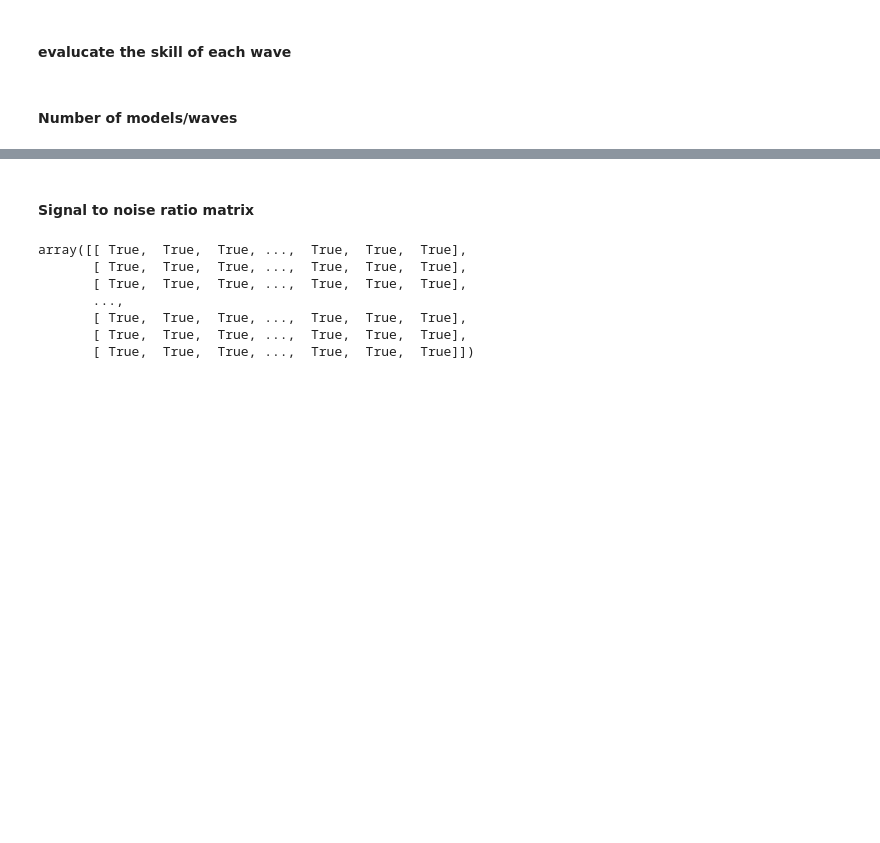
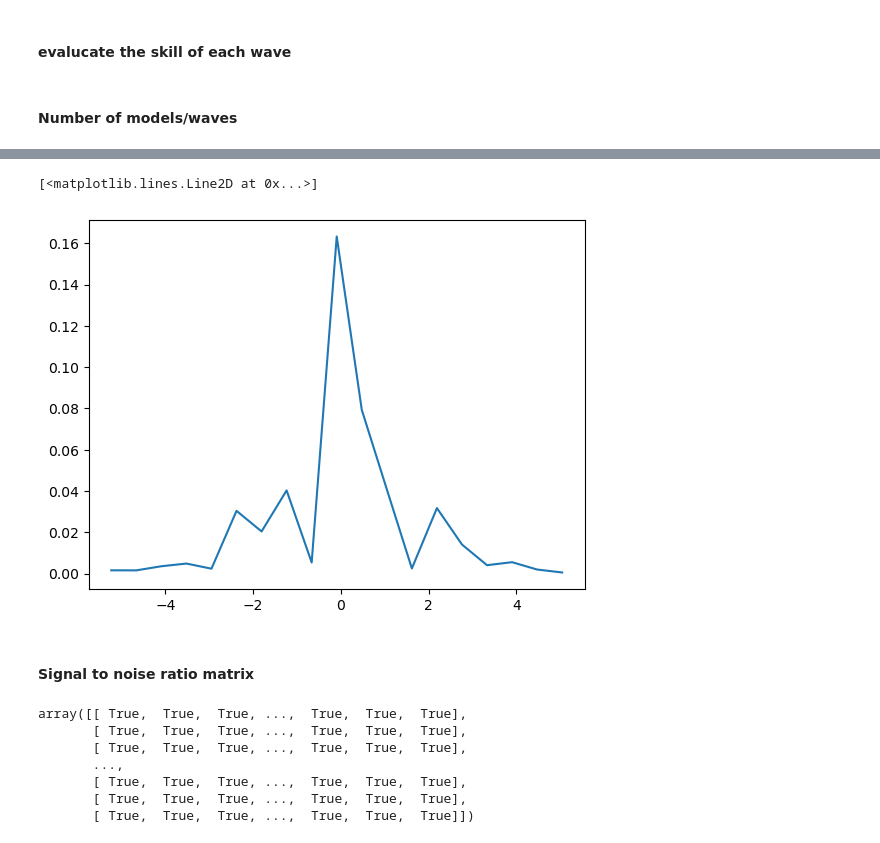
Before and after one commit to yugaophd/cer-swot, a Jupyter notebook: CER101_aviso_forward_model.ipynb, the cells around one changed output, grey strips where cells are left out. Cells and saved outputs as stored; diff of their text form; code cells hidden in the pictures; blank space fills up the shorter version.

```diff
--- a/CER101_aviso_forward_model.ipynb
+++ b/CER101_aviso_forward_model.ipynb
@@ -152,3 +183,8 @@ plt.savefig('./AVISO_skill_matrix_' + str(M) + '.png')
+# %%
+plt.plot(l_n[:],skill[0,:])
+# %% [output]
+[<matplotlib.lines.Line2D at 0x...>]
+[figure, added]
 # %% [markdown]
 #### Signal to noise ratio matrix
 # %%
```
Also changed, not shown: parts of 23 cells of this notebook, 4 other files.
